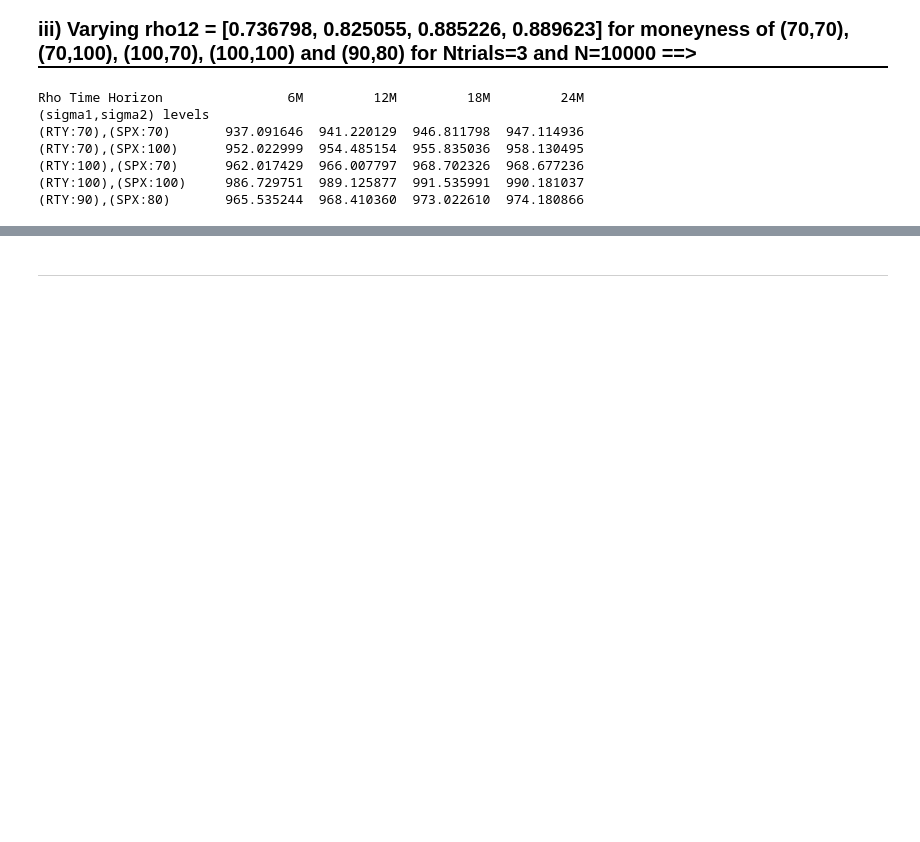
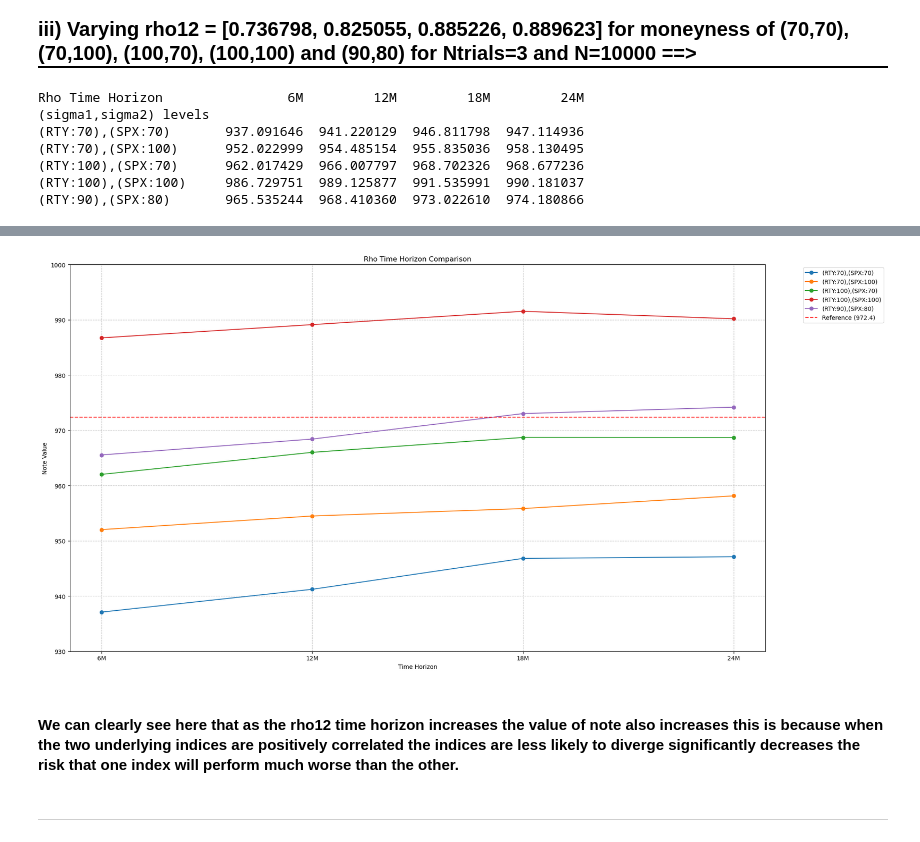
Before and after one commit to yadvesh28/Complex_Derivatives_Valuation_Projects, a Jupyter notebook: Project_2/PROJECT2.DESAIk_KALRAm_YADAVy.ipynb, the cells around one changed output, grey strips where cells are left out. Cells and saved outputs as stored; diff of their text form; code cells hidden in the pictures; blank space fills up the shorter version.

```diff
--- a/Project_2/PROJECT2.DESAIk_KALRAm_YADAVy.ipynb
+++ b/Project_2/PROJECT2.DESAIk_KALRAm_YADAVy.ipynb
@@ -1016,3 +1018,22 @@ Rho Time Horizon                6M         12M         18M         24M
+# %%
+# plotting the results
+plt.figure(figsize=(20, 10))
+for idx in df_rho_sen.index:
+    plt.plot(['6M', '12M', '18M', '24M'], df_rho_sen.loc[idx, ['6M', '12M', '18M', '24M']], marker='o', label=idx)
+
+plt.axhline(y=972.4, color='r', linestyle='--', label='Reference (972.4)')
+plt.title('Rho Time Horizon Comparison')
+plt.xlabel('Time Horizon')
+plt.ylabel('Note Value')
+plt.grid(True, linestyle='--', alpha=0.7)
+plt.legend(bbox_to_anchor=(1.05, 1), loc='upper left')
+plt.ylim(930, 1000)
+plt.tight_layout()
+plt.show()
+# %% [output]
+[figure, added]
+# %% [markdown]
+#### We can clearly see here that as the rho12 time horizon increases the value of note also increases this is because when the two underlying indices are positively correlated the indices are less likely to diverge significantly decreases the risk that one index will perform much worse than the other.
 # %% [markdown]
 ---
 # %% [markdown]
```
Also changed, not shown: parts of 1 cell of this notebook.
